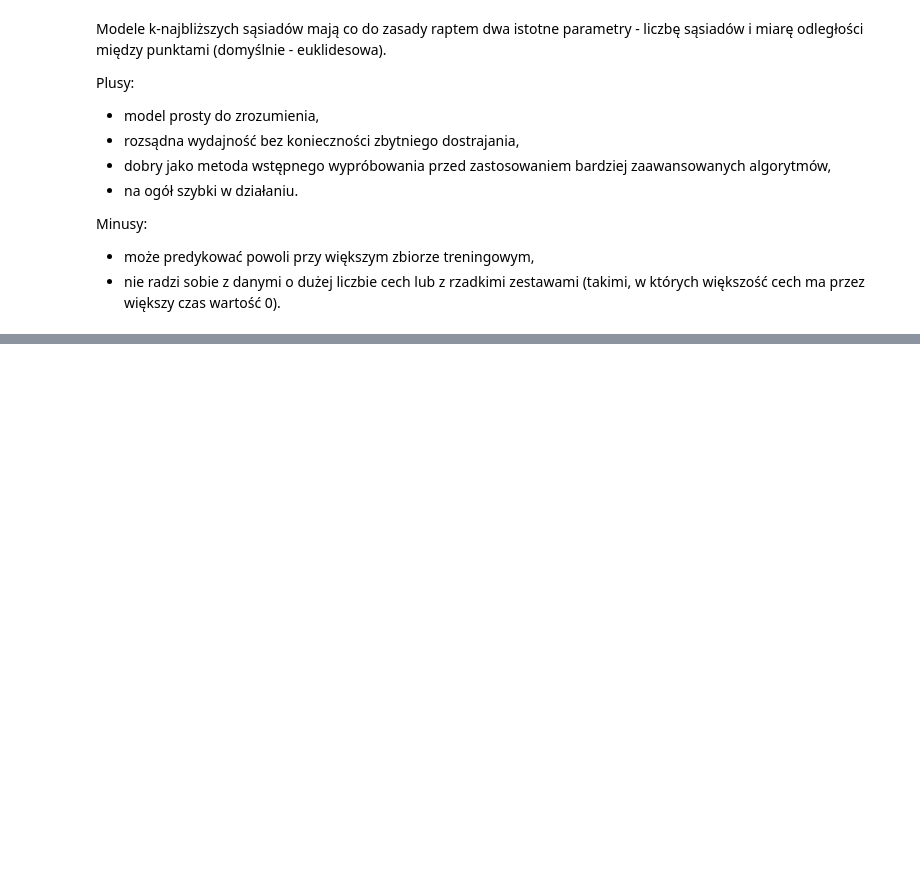
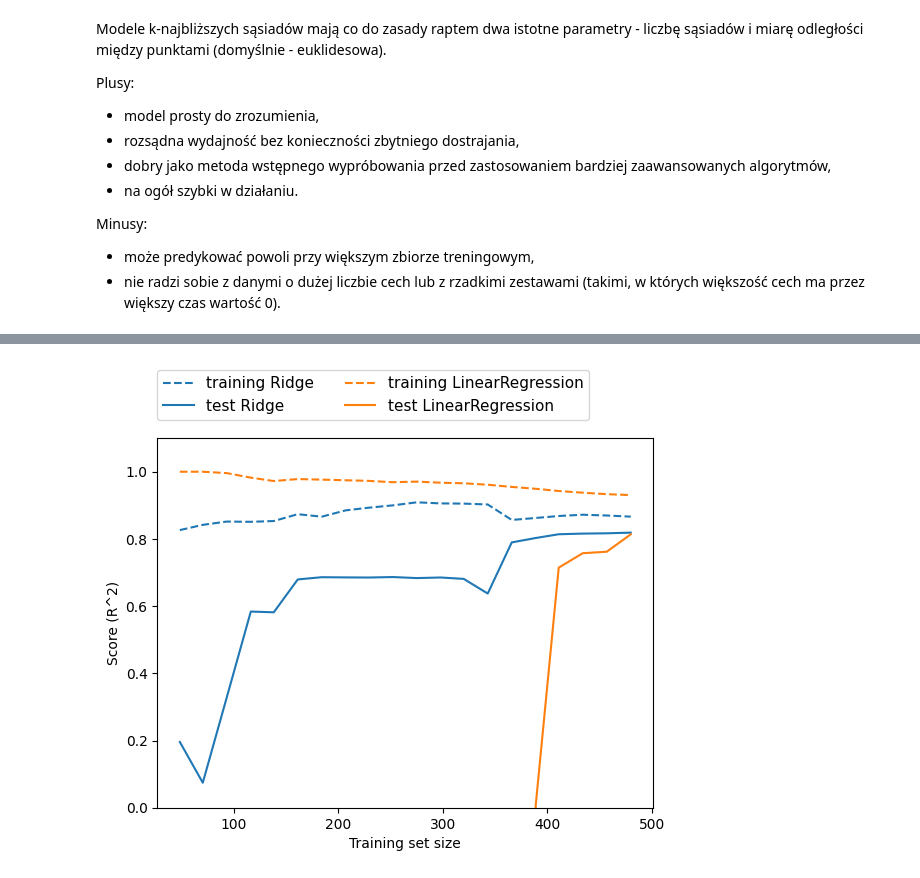
Before and after one commit to jakubtwalczak/Muller_Guido_Introduction_to_ML, a Jupyter notebook: Rozdział_2_uczenie_nadzorowane_cz_1.ipynb, the cells around one changed output, grey strips where cells are left out. Saved outputs shown, nothing was run; the diff lists cells and outputs as text; code cells hidden in the pictures; blank space fills up the shorter version.

```diff
--- a/Rozdział_2_uczenie_nadzorowane_cz_1.ipynb
+++ b/Rozdział_2_uczenie_nadzorowane_cz_1.ipynb
@@ -339,0 +457,4 @@ Minusy:
+# %%
+mglearn.plots.plot_ridge_n_samples()
+# %% [output]
+[figure, added]
```
Also changed, not shown: parts of 45 cells of this notebook.
